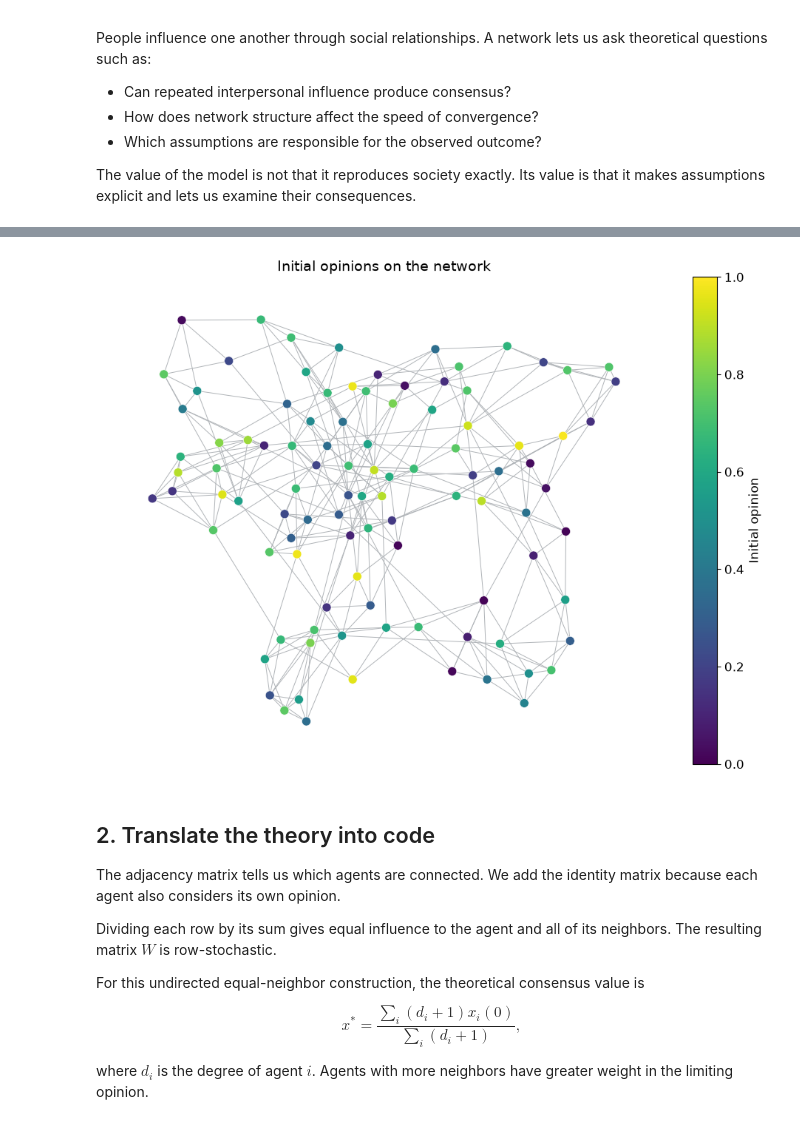
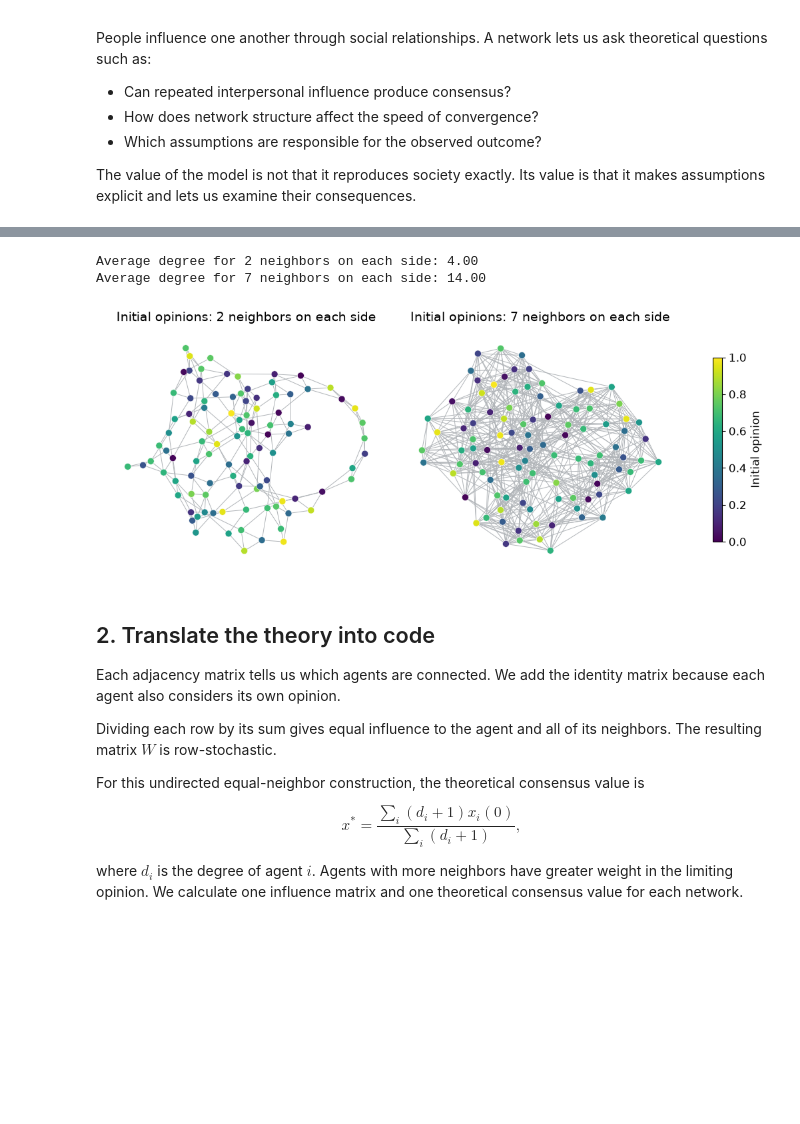
Before and after one commit to hfarruda/opinion-dynamics-ICMC-2026, a Jupyter notebook: 1_degroot.ipynb, the cells around one changed output, grey strips where cells are left out. Drawn from its saved outputs; the diff is of its cells as text; code cells hidden in the pictures; blank space fills up the shorter version.

```diff
--- a/1_degroot.ipynb
+++ b/1_degroot.ipynb
@@ -50,6 +50,5 @@ The limiting opinion is not generally the initial arithmetic mean because this i
 # %%
 import random
-
 import igraph as ig
 import matplotlib.colors as mcolors
 import matplotlib.pyplot as plt
@@ -58,7 +57,7 @@ import numpy as np
 # Adjustable parameters
 N_AGENTS = 100
 N_ROUNDS = 50
-NEIGHBORS_ON_EACH_SIDE = 3
+NEIGHBORS_ON_EACH_SIDE = (2, 7)
 REWIRING_PROBABILITY = 0.10
 CONSENSUS_TOLERANCE = 0.01
 
@@ -66,14 +65,16 @@ CONSENSUS_TOLERANCE = 0.01
 NETWORK_SEED = 2026
 OPINION_SEED = 2027
 LAYOUT_SEED = 2028
+MAX_NETWORK_ATTEMPTS = 20
 
 assert N_ROUNDS >= 0
 assert 0 <= REWIRING_PROBABILITY <= 1
-assert 1 <= NEIGHBORS_ON_EACH_SIDE < N_AGENTS / 2
+assert all(1 <= neighbor_count < N_AGENTS / 2 for neighbor_count in NEIGHBORS_ON_EACH_SIDE)
 assert CONSENSUS_TOLERANCE > 0
+assert MAX_NETWORK_ATTEMPTS > 0
 
 plt.rcParams.update({
-    "figure.figsize": (9, 5),
+    "figure.figsize": (8, 4),
     "font.size": 12,
     "axes.titlesize": 14,
     "axes.labelsize": 12,
@@ -125,50 +143,58 @@ opinion_norm = mcolors.Normalize(vmin=0.0, vmax=1.0)
 opinion_cmap = plt.colormaps["viridis"]
 opinion_color_scale = plt.cm.ScalarMappable(
     norm=opinion_norm,
     cmap=opinion_cmap,
 )
 
 
-def draw_opinion_network(ax, opinions, title, vertex_size):
-    """Draw opinions on the igraph network using vertex-ID order."""
+def draw_opinion_network(ax, graph, layout, opinions, title, vertex_size):
+    """Draw opinions on an igraph network using vertex-ID order."""
     vertex_colors = [
         mcolors.to_hex(opinion_cmap(opinion_norm(value)))
         for value in opinions
     ]
-    assert len(vertex_colors) == graph_ig.vcount()
 
     ig.plot(
-        graph_ig,
+        graph,
         target=ax,
         layout=layout,
         vertex_color=vertex_colors,
         vertex_size=vertex_size,
         vertex_frame_color="white",
         vertex_frame_width=0.4,
         vertex_label=None,
         edge_color="#b0b4b8",
         edge_width=0.7,
         autocurve=False,
     )
     ax.set_title(title)
     ax.axis("off")
 
 
-fig, ax = plt.subplots(figsize=(9, 7), layout="constrained")
-draw_opinion_network(
-    ax,
-    initial_opinions,
-    "Initial opinions on the network",
-    vertex_size=12,
-)
-fig.colorbar(opinion_color_scale, ax=ax, label="Initial opinion")
+fig, axes = plt.subplots(1, 2, figsize=(10, 4), layout="constrained")
+
+for ax, neighbor_count in zip(axes, NEIGHBORS_ON_EACH_SIDE):
+    draw_opinion_network(
+        ax,
+        graphs[neighbor_count],
+        layouts[neighbor_count],
+        initial_opinions,
+        f"Initial opinions: {neighbor_count} neighbors on each side",
+        vertex_size=10,
+    )
+    print(f"Average degree for {neighbor_count} neighbors on each side: {np.mean(graphs[neighbor_count].degree()):.2f}")
+
+fig.colorbar(opinion_color_scale, ax=axes, label="Initial opinion", shrink=0.75)
+plt.savefig("figures/initial_opinions.pdf")
 plt.show()
 # %% [output]
+Average degree for 2 neighbors on each side: 4.00
+Average degree for 7 neighbors on each side: 14.00
-[figure, old version]
+[figure, new version]
 # %% [markdown]
 ## 2. Translate the theory into code
 
-The adjacency matrix tells us which agents are connected. We add the identity matrix because each agent also considers its own opinion.
+Each adjacency matrix tells us which agents are connected. We add the identity matrix because each agent also considers its own opinion.
 
 Dividing each row by its sum gives equal influence to the agent and all of its neighbors. The resulting matrix $W$ is row-stochastic.
 
@@ -180,5 +206,5 @@ x^* =
      {\sum_i (d_i+1)},
 $$
 
-where $d_i$ is the degree of agent $i$. Agents with more neighbors have greater weight in the limiting opinion.
+where $d_i$ is the degree of agent $i$. Agents with more neighbors have greater weight in the limiting opinion. We calculate one influence matrix and one theoretical consensus value for each network.
 # %%
```
Also changed, not shown: parts of 11 cells of this notebook, 2 other files.
